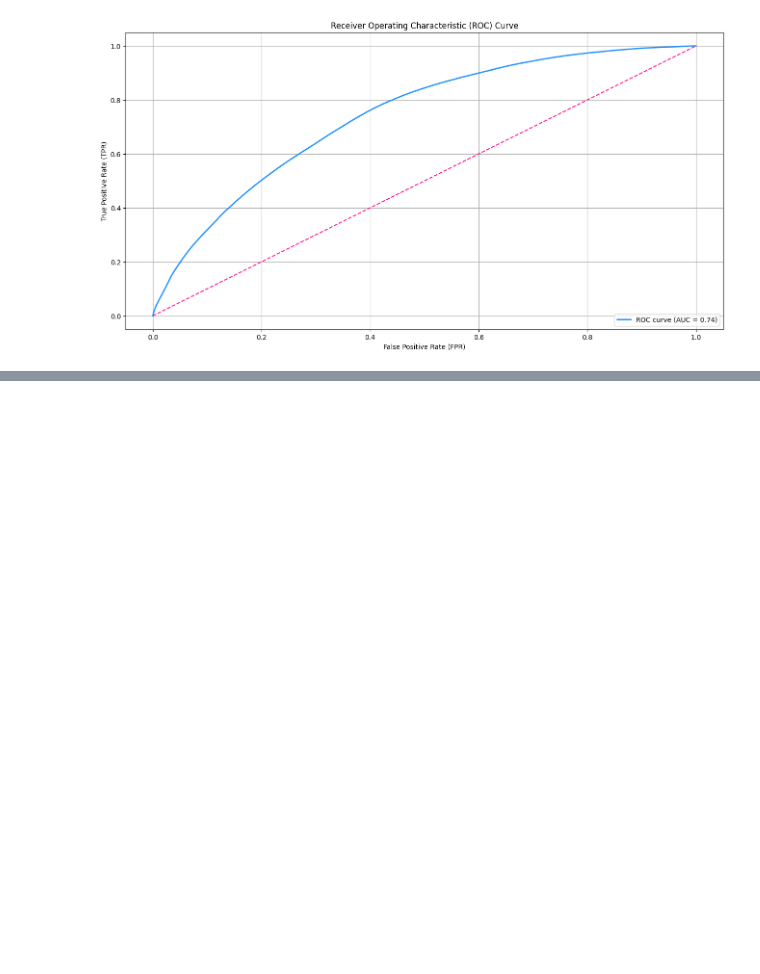
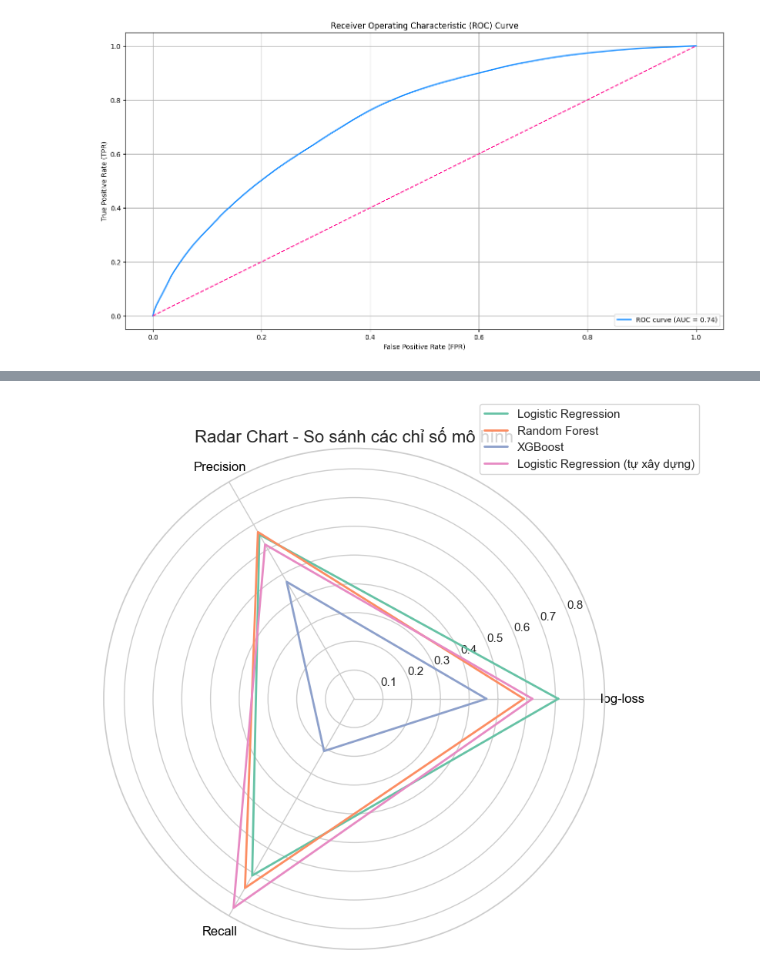
Before and after one commit to xiaoMing-04/FairyTale, a Jupyter notebook: modeling.ipynb, the cells around one changed output, grey strips where cells are left out. Drawn from its saved outputs; the diff is of its cells as text; code cells hidden in the pictures; blank space fills up the shorter version.

```diff
--- a/modeling.ipynb
+++ b/modeling.ipynb
@@ -2727,0 +2772,29 @@ roc_auc(y_test, np.column_stack((1 - y_pred_prob, y_pred_prob)))
+# %%
+# 2. Biểu đồ đường radar (Spider Chart)
+from math import pi
+
+# Chuẩn bị dữ liệu cho biểu đồ radar
+df_radar = df.copy()
+df_radar.index.name = 'Model'
+df_radar.reset_index(inplace=True)
+
+# Tạo radar chart cho từng mô hình
+categories = list(df.columns)
+N = len(categories)
+
+angles = [n / float(N) * 2 * pi for n in range(N)]
+angles += angles[:1]  # vòng tròn
+
+plt.figure(figsize=(8, 8))
+for i, row in df_radar.iterrows():
+    values = row.drop('Model').values.flatten().tolist()
+    values += values[:1]  # vòng tròn
+    plt.polar(angles, values, label=row['Model'], linewidth=2)
+
+plt.xticks(angles[:-1], categories, color='black', size=12)
+plt.title('Radar Chart - So sánh các chỉ số mô hình', size=16)
+plt.legend(loc='upper right', bbox_to_anchor=(1.2, 1.1))
+plt.tight_layout()
+plt.show()
+# %% [output]
+[figure, added]
```
Also changed, not shown: parts of 6 cells of this notebook.
